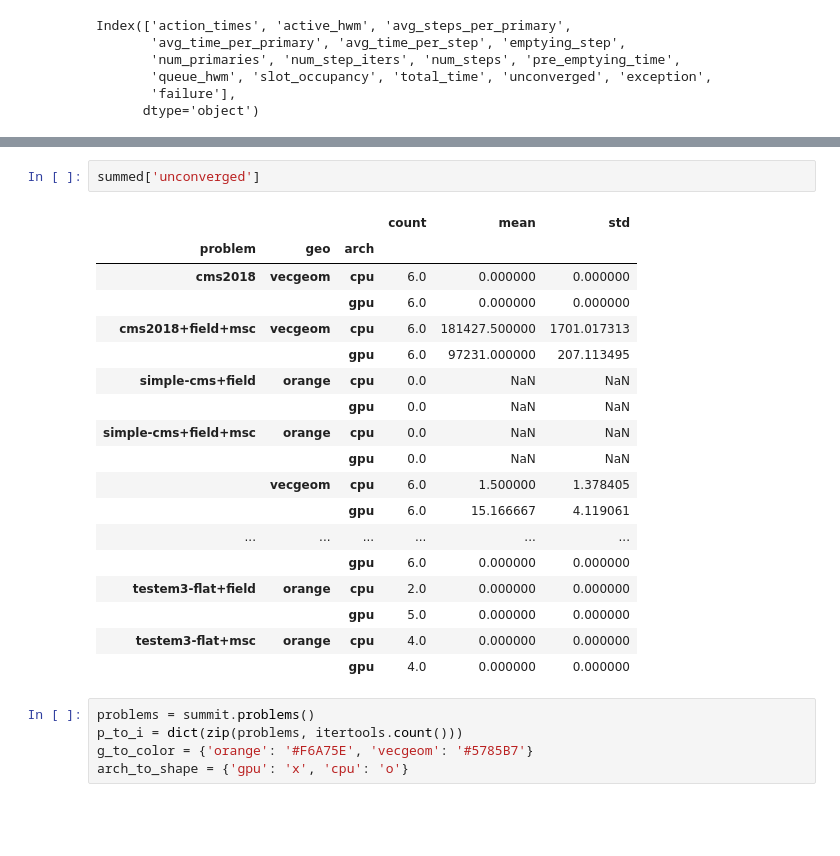
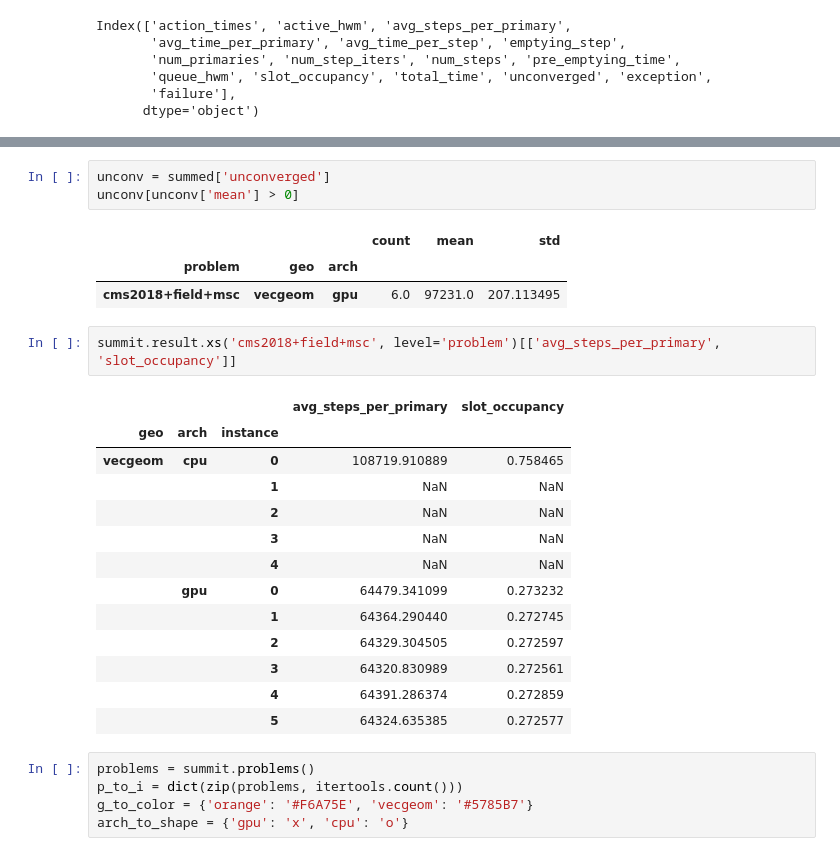
Before and after one commit to celeritas-project/regression, a Jupyter notebook: analysis.ipynb, the cells around one changed output, grey strips where cells are left out. Cells and saved outputs as stored; diff of their text form; blank space fills up the shorter version.

```diff
--- a/analysis.ipynb
+++ b/analysis.ipynb
@@ -91,24 +143,26 @@ rel_err[high_err].dropna(how='all').dropna(how='all', axis=1)
 # %%
-summed['unconverged']
+unconv = summed['unconverged']
+unconv[unconv['mean'] > 0]
 # %% [output]
 |  |  |  | count | mean | std |
 | problem | geo | arch |  |  |  |
-| cms2018 | vecgeom | cpu | 6.0 | 0.000000 | 0.000000 |
-|  |  | gpu | 6.0 | 0.000000 | 0.000000 |
-| cms2018+field+msc | vecgeom | cpu | 6.0 | 181427.500000 | 1701.017313 |
-|  |  | gpu | 6.0 | 97231.000000 | 207.113495 |
-| simple-cms+field | orange | cpu | 0.0 | NaN | NaN |
-|  |  | gpu | 0.0 | NaN | NaN |
-| simple-cms+field+msc | orange | cpu | 0.0 | NaN | NaN |
-|  |  | gpu | 0.0 | NaN | NaN |
-|  | vecgeom | cpu | 6.0 | 1.500000 | 1.378405 |
-|  |  | gpu | 6.0 | 15.166667 | 4.119061 |
-| ... | ... | ... | ... | ... | ... |
-|  |  | gpu | 6.0 | 0.000000 | 0.000000 |
-| testem3-flat+field | orange | cpu | 2.0 | 0.000000 | 0.000000 |
-|  |  | gpu | 5.0 | 0.000000 | 0.000000 |
-| testem3-flat+msc | orange | cpu | 4.0 | 0.000000 | 0.000000 |
-|  |  | gpu | 4.0 | 0.000000 | 0.000000 |
+| cms2018+field+msc | vecgeom | gpu | 6.0 | 97231.0 | 207.113495 |
+# %%
+summit.result.xs('cms2018+field+msc', level='problem')[['avg_steps_per_primary', 'slot_occupancy']]
+# %% [output]
+|  |  |  | avg_steps_per_primary | slot_occupancy |
+| geo | arch | instance |  |  |
+| vecgeom | cpu | 0 | 108719.910889 | 0.758465 |
+|  |  | 1 | NaN | NaN |
+|  |  | 2 | NaN | NaN |
+|  |  | 3 | NaN | NaN |
+|  |  | 4 | NaN | NaN |
+|  | gpu | 0 | 64479.341099 | 0.273232 |
+|  |  | 1 | 64364.290440 | 0.272745 |
+|  |  | 2 | 64329.304505 | 0.272597 |
+|  |  | 3 | 64320.830989 | 0.272561 |
+|  |  | 4 | 64391.286374 | 0.272859 |
+|  |  | 5 | 64324.635385 | 0.272577 |
 # %%
 problems = summit.problems()
 p_to_i = dict(zip(problems, itertools.count()))
```
Also changed, not shown: parts of 24 cells of this notebook, 11 other files.
